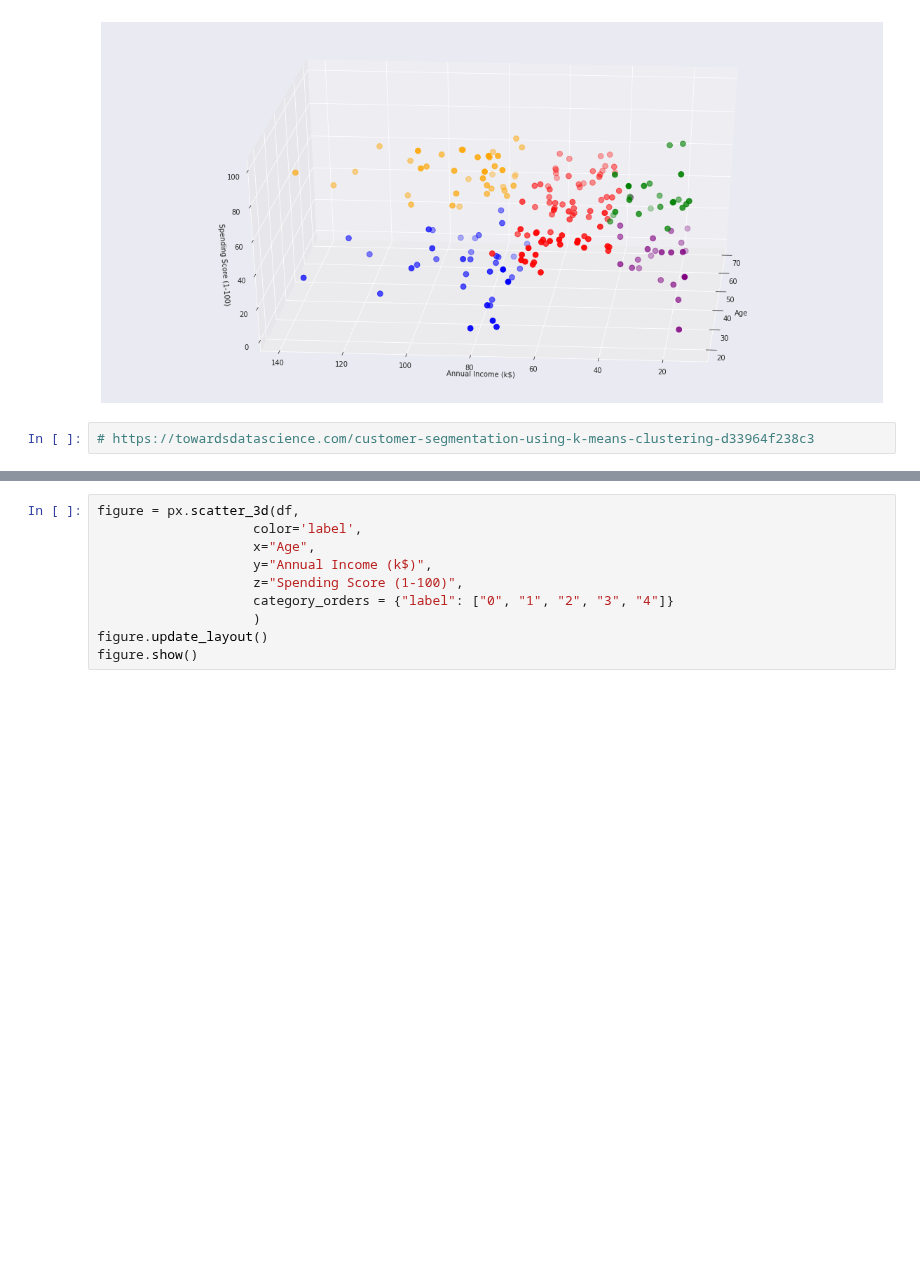
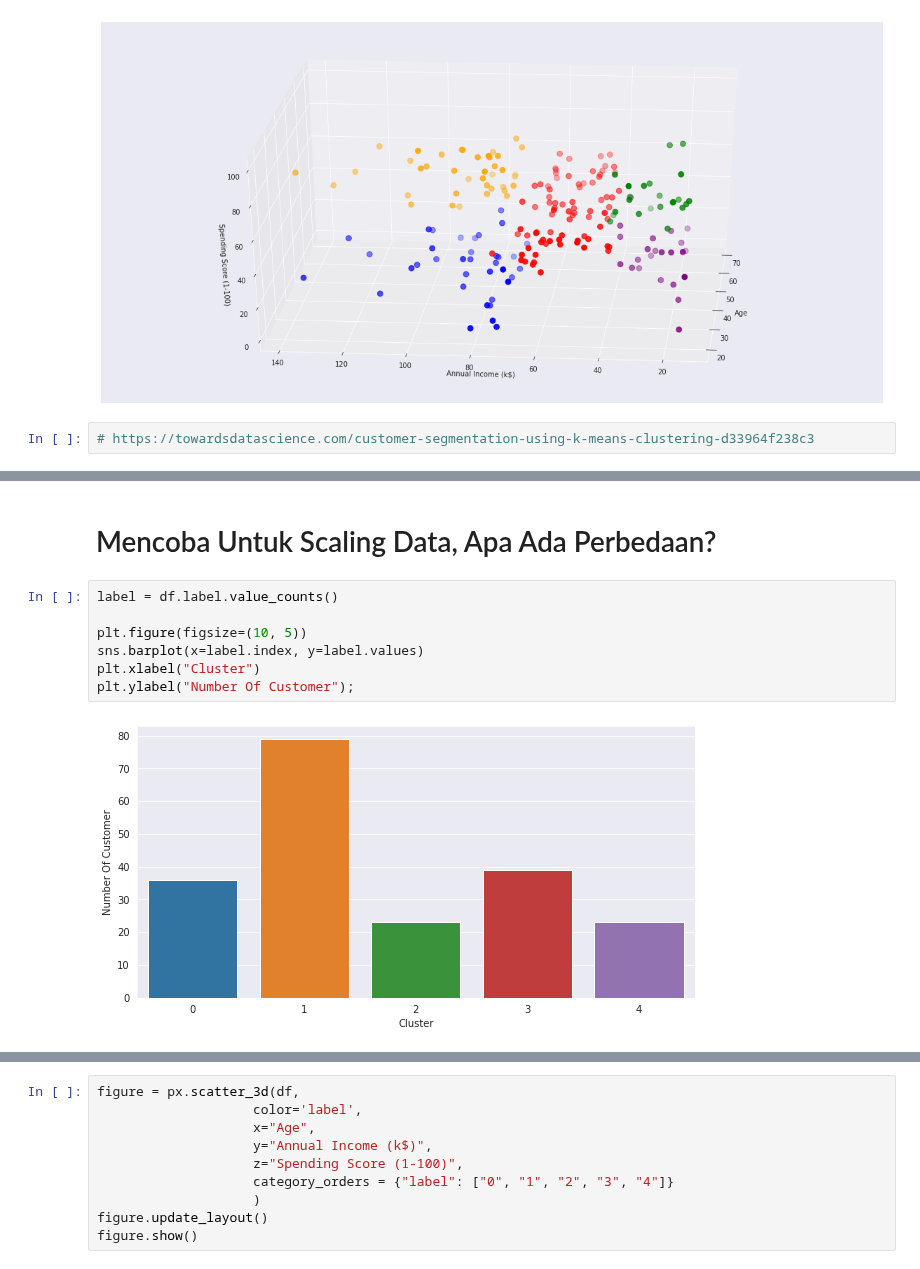
Before and after one commit to ilham-mukti/Machine-Learning, a Jupyter notebook: clustering/Latihan_Clustering_Mall_Customers_dan_EDA.ipynb, the cells around one changed output, grey strips where cells are left out. Saved outputs shown, nothing was run; the diff lists cells and outputs as text; blank space fills up the shorter version.

```diff
--- a/clustering/Latihan_Clustering_Mall_Customers_dan_EDA.ipynb
+++ b/clustering/Latihan_Clustering_Mall_Customers_dan_EDA.ipynb
@@ -203,0 +219,11 @@ plt.show()
+# %% [markdown]
+# Mencoba Untuk Scaling Data, Apa Ada Perbedaan?
+# %%
+label = df.label.value_counts()
+
+plt.figure(figsize=(10, 5))
+sns.barplot(x=label.index, y=label.values)
+plt.xlabel("Cluster")
+plt.ylabel("Number Of Customer");
+# %% [output]
+[figure, added]
```
Also changed, not shown: parts of 7 cells of this notebook.
